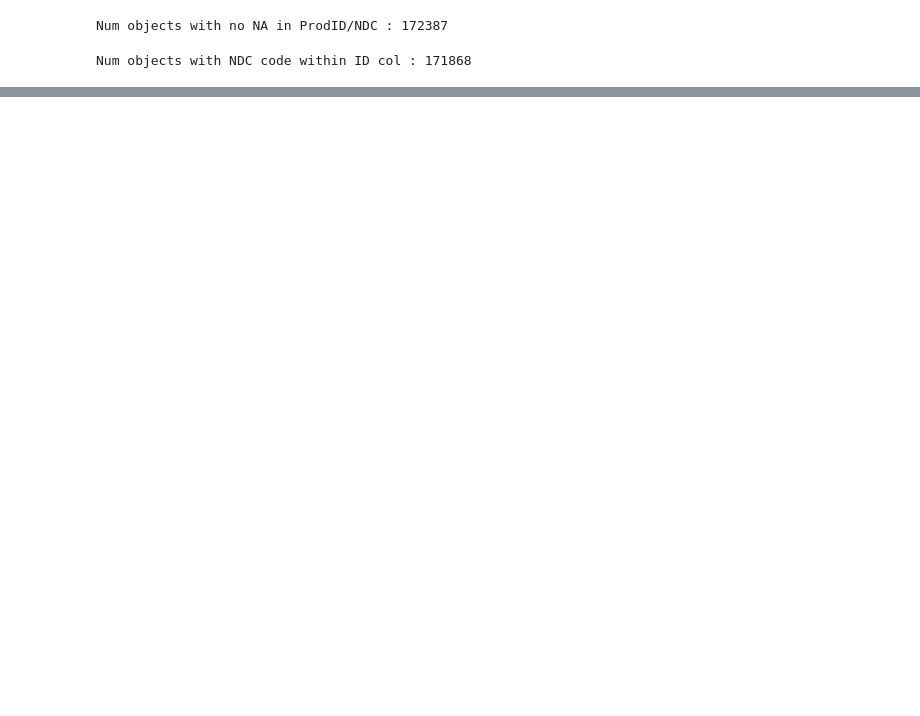
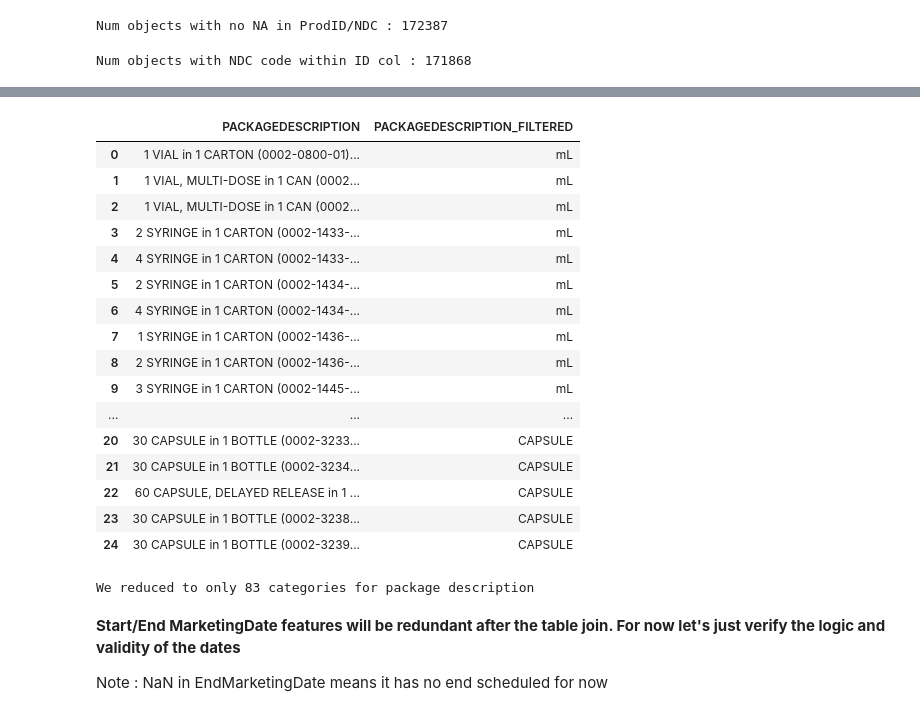
Before and after one commit to simlal/data-mining-assignments_bin710, a Jupyter notebook: dev2/tp2.ipynb, the cells around one changed output, grey strips where cells are left out. Drawn from its saved outputs; the diff is of its cells as text; code cells hidden in the pictures; blank space fills up the shorter version.

```diff
--- a/dev2/tp2.ipynb
+++ b/dev2/tp2.ipynb
@@ -771,0 +894,2 @@ Num objects with NDC code within ID col : 171868
+# %%
+pack = pack.drop(pack[['NDCPACKAGECODE', 'PRODUCTNDC']].dropna()[pack[['NDCPACKAGECODE', 'PRODUCTNDC']].dropna().apply(lambda x : x.PRODUCTNDC not in x.NDCPACKAGECODE, axis=1)].index)
@@ -771,0 +910,2 @@ Num objects with NDC code within ID col : 171868
+# %%
+pack = pack.drop(columns="NDCPACKAGECODE")
@@ -771,0 +925,39 @@ Num objects with NDC code within ID col : 171868
+# %%
+pattern = r"^[^ ]+ ([^ ,]+)|> [^ ]+ ([^ ,\n]+)"
+
+def extract_group(matches):
+    if len(matches) == 2:
+        return matches.iloc[1, 1]
+    else:
+        return matches.iloc[0, 0]
+
+matches = pack["PACKAGEDESCRIPTION"].str.extractall(pattern)
+# matches.groupby(level=0).apply(extract_group).values
+# matches
+results = matches.groupby(level=0).apply(extract_group)
+pack["PACKAGEDESCRIPTION_FILTERED"] = results
+# %%
+pack[["PACKAGEDESCRIPTION", "PACKAGEDESCRIPTION_FILTERED"]].head(25)
+# %% [output]
+|  | PACKAGEDESCRIPTION | PACKAGEDESCRIPTION_FILTERED |
+| 0 | 1 VIAL in 1 CARTON (0002-0800-01)... | mL |
+| 1 | 1 VIAL, MULTI-DOSE in 1 CAN (0002... | mL |
+| 2 | 1 VIAL, MULTI-DOSE in 1 CAN (0002... | mL |
+| 3 | 2 SYRINGE in 1 CARTON (0002-1433-... | mL |
+| 4 | 4 SYRINGE in 1 CARTON (0002-1433-... | mL |
+| 5 | 2 SYRINGE in 1 CARTON (0002-1434-... | mL |
+| 6 | 4 SYRINGE in 1 CARTON (0002-1434-... | mL |
+| 7 | 1 SYRINGE in 1 CARTON (0002-1436-... | mL |
+| 8 | 2 SYRINGE in 1 CARTON (0002-1436-... | mL |
+| 9 | 3 SYRINGE in 1 CARTON (0002-1445-... | mL |
+| ... | ... | ... |
+| 20 | 30 CAPSULE in 1 BOTTLE (0002-3233... | CAPSULE |
+| 21 | 30 CAPSULE in 1 BOTTLE (0002-3234... | CAPSULE |
+| 22 | 60 CAPSULE, DELAYED RELEASE in 1 ... | CAPSULE |
+| 23 | 30 CAPSULE in 1 BOTTLE (0002-3238... | CAPSULE |
+| 24 | 30 CAPSULE in 1 BOTTLE (0002-3239... | CAPSULE |
+# %%
+# Exploring the categories
+print(f'We reduced to only {len(pack["PACKAGEDESCRIPTION_FILTERED"].unique())} categories for package description')
+# %% [output]
+We reduced to only 83 categories for package description
@@ -771,0 +966,4 @@ Num objects with NDC code within ID col : 171868
+# %% [markdown]
+**Start/End MarketingDate features will be redundant after the table join. For now let's just verify the logic and validity of the dates**
+
+Note : NaN in EndMarketingDate means it has no end scheduled for now
```
Also changed, not shown: parts of 107 cells of this notebook.
